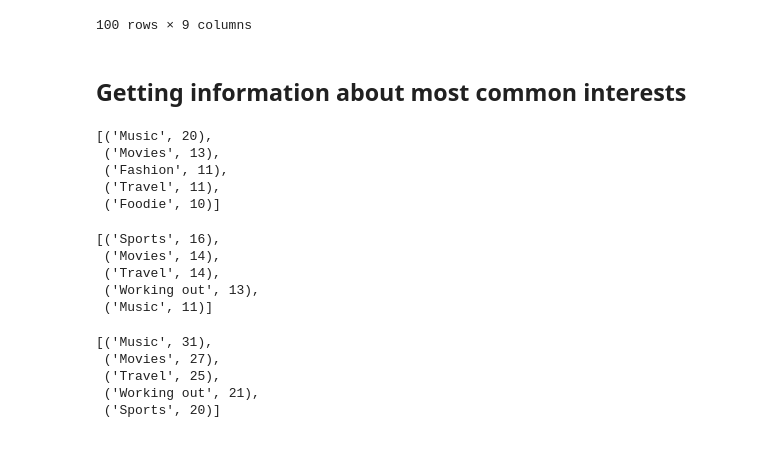
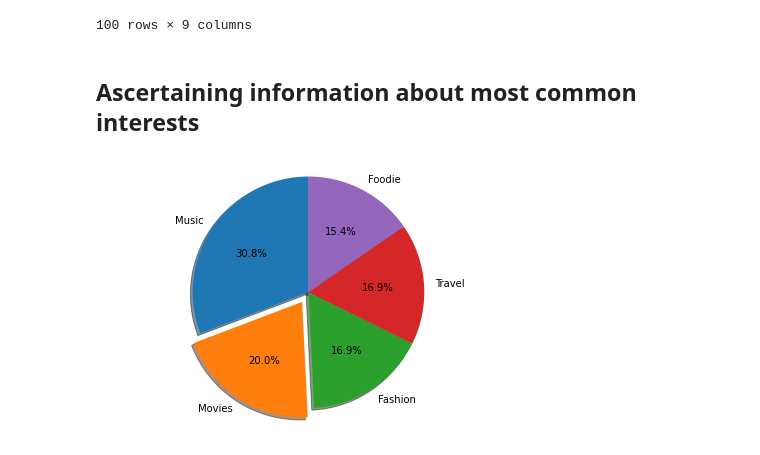
Before and after one commit to ccvale/tinder-profile-analysis, a Jupyter notebook: tinderquery.ipynb, the cells around one changed output. Drawn from its saved outputs; the diff is of its cells as text; code cells hidden in the pictures.

Commit message:
charts

```diff
--- a/tinderquery.ipynb
+++ b/tinderquery.ipynb
@@ -80,7 +80,7 @@ profiles
 | 49 | Male | Dating me is like going to a hiba... | [Movies, Reading, Cooking, Music] | NaN | NaN | NaN | NaN | 114 | 4 |
 100 rows × 9 columns
 # %% [markdown]
-## Getting information about most common interests
+## Ascertaining information about most common interests
 # %%
 # finding the most common interest for all genders
 from collections import Counter
@@ -91,30 +91,12 @@ def getMostCommonInterest(df):
         interests += profile_interest_list
     c = Counter(interests)
     return c.most_common(5)
-# %%
-getMostCommonInterest(females)
-# plot
-# %% [output]
-[('Music', 20),
- ('Movies', 13),
- ('Fashion', 11),
- ('Travel', 11),
- ('Foodie', 10)]
-# %%
-getMostCommonInterest(males)
-# plot
-# %% [output]
-[('Sports', 16),
- ('Movies', 14),
- ('Travel', 14),
- ('Working out', 13),
- ('Music', 11)]
-# %%
-getMostCommonInterest(profiles)
-# plot
-# %% [output]
-[('Music', 31),
- ('Movies', 27),
- ('Travel', 25),
- ('Working out', 21),
- ('Sports', 20)]
+# %%
+plot = getMostCommonInterest(females)
+female_interest = pd.DataFrame(plot, columns=['Interest', 'Frequency'])
+
+plt.pie(female_interest['Frequency'],labels=female_interest['Interest'], explode=(0, 0.1, 0, 0, 0), shadow=True, autopct='%1.1f%%', startangle=90)
+plt.axis('equal')
+plt.show()
+# %% [output]
+[figure, added]
```
Also changed, not shown: parts of 2 cells of this notebook.
